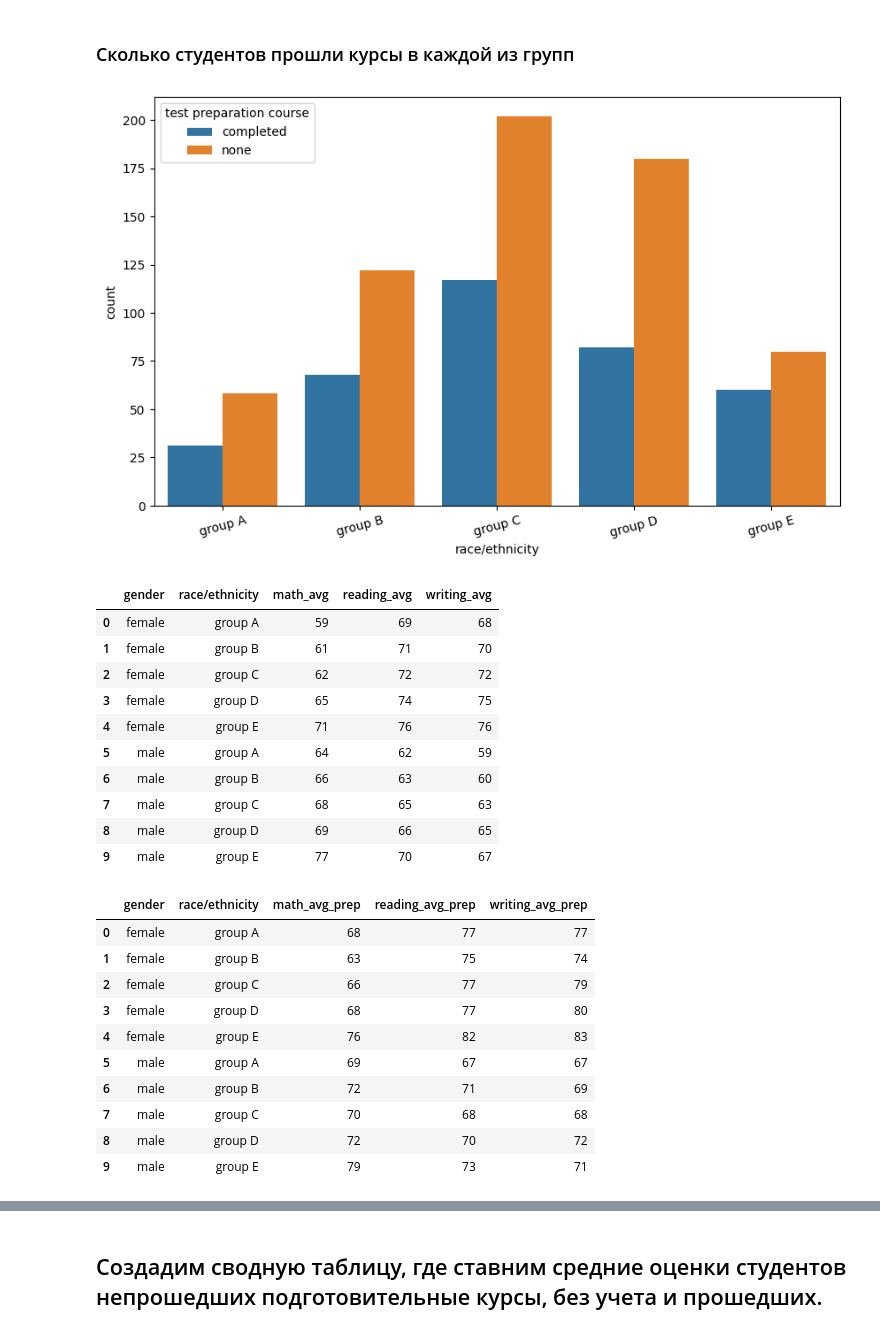
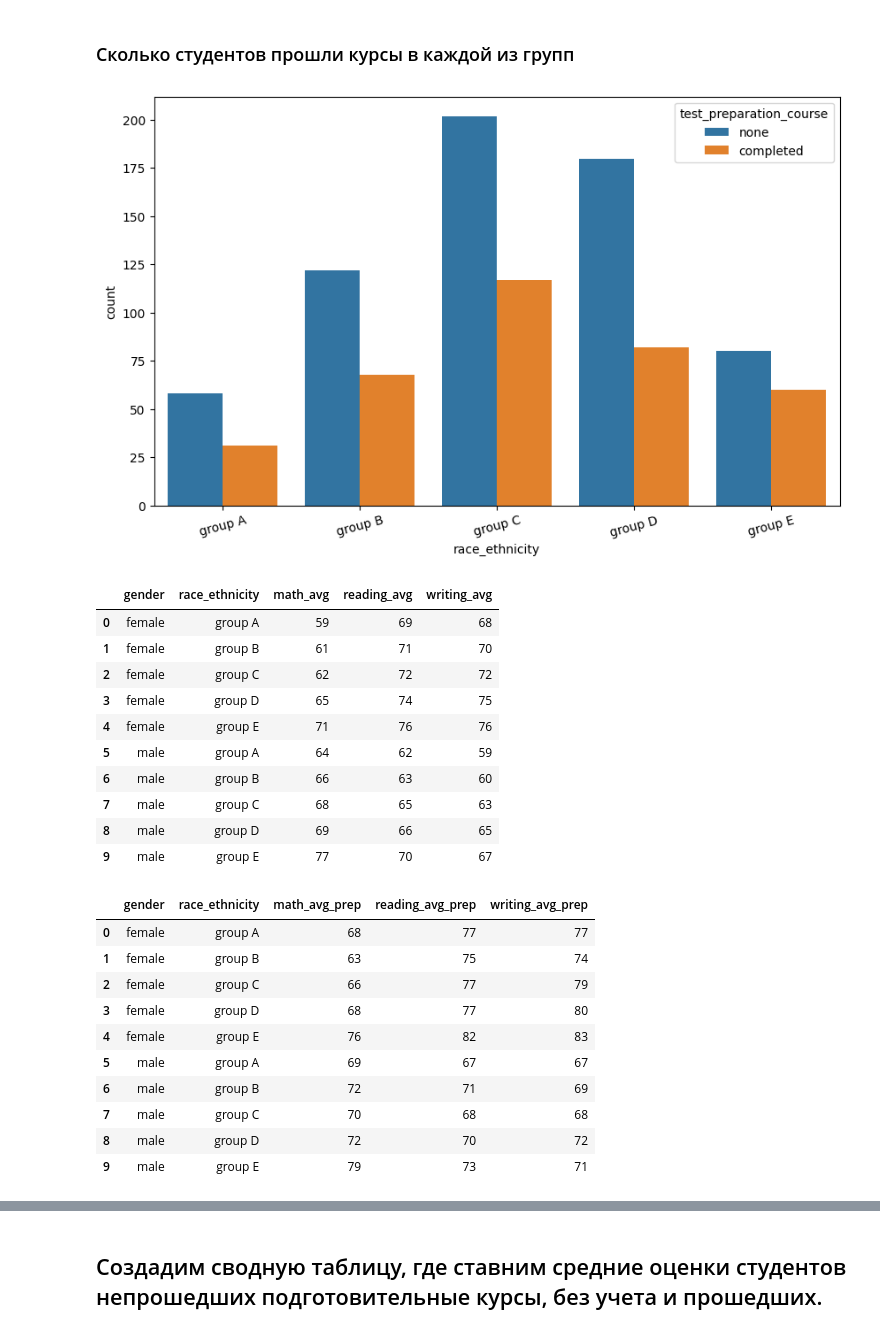
Before and after one commit to AlexanderGajduk/data_analytics, a Jupyter notebook: StudentsAchievements.ipynb, the cells around one changed output, grey strips where cells are left out. Drawn from its saved outputs; the diff is of its cells as text; code cells hidden in the pictures.

```diff
--- a/StudentsAchievements.ipynb
+++ b/StudentsAchievements.ipynb
@@ -66,6 +66,30 @@ df['test preparation course'] = df['test preparation course'].astype('category')
 df['math score'] = df['math score'].astype('uint8')
 df['reading score'] = df['reading score'].astype('uint8')
 df['writing score'] = df['writing score'].astype('uint8')
+
+
+df = df.rename(columns={
+    'race/ethnicity': 'race_ethnicity',
+    'parental level of education': 'parental_level_of_education',
+    'math score': 'math_score',
+    'reading score': 'reading_score',
+    'writing score': 'writing_score',
+    'test preparation course': 'test_preparation_course'
+})
+
+#Упорядочим некоторые категориальные данные для корректного отображения на графиках и стат.моделях
+edu_order = [
+    'some high school',
+    'high school',
+    'associate\'s degree',
+    'some college',
+    'bachelor\'s degree',
+    'master\'s degree']
+df['parental_level_of_education'] = pd.Categorical(
+    df['parental_level_of_education'],
+    categories=edu_order,
+    ordered=True)
+df['test_preparation_course'] = pd.Categorical(df['test_preparation_course'], categories=['none', 'completed'])
 # %%
 df.info()
 # %% [output]
@@ -513,20 +537,8 @@ Categories (6, object): ['associate's degree', 'bachelor's degree', 'high school
 # %%
-# уупорядочим уровни образования
-edu_order = [
-    'some high school',
-    'high school',
-    'associate\'s degree',
-    'some college',
-    'bachelor\'s degree',
-    'master\'s degree']
-df['parental level of education'] = pd.Categorical(
-    df['parental level of education'],
-    categories=edu_order,
-    ordered=True)
 # выведем график
 plt.figure(figsize=(10, 6))
 plt.title('Распределение уровня образования родителей студентов')
-sns.countplot(df, x = 'parental level of education',hue='race/ethnicity')
+sns.countplot(df, x = 'parental_level_of_education',hue='race_ethnicity')
 plt.xticks(rotation=15)
 plt.show()
 # %% [output]
@@ -563,20 +575,20 @@ plt.show()
 ### Сколько студентов прошли курсы в каждой из групп
 # %%
 plt.figure(figsize=(10, 6))
-sns.countplot(df, x = 'race/ethnicity',hue='test preparation course')
+sns.countplot(df, x = 'race_ethnicity',hue='test_preparation_course')
 plt.xticks(rotation=15)
 plt.show()
 # %% [output]
-[figure, old version]
+[figure, new version]
 # %%
-avgscore_df = df.groupby(['gender', 'race/ethnicity'], observed=True).agg(
-    math_avg=('math score', 'mean'),
-    reading_avg=('reading score', 'mean'),
-    writing_avg=('writing score', 'mean')
+avgscore_df = df.groupby(['gender', 'race_ethnicity'], observed=True).agg(
+    math_avg=('math_score', 'mean'),
+    reading_avg=('reading_score', 'mean'),
+    writing_avg=('writing_score', 'mean')
 ).round().astype(int).reset_index()
 avgscore_df
 # %% [output]
-|  | gender | race/ethnicity | math_avg | reading_avg | writing_avg |
+|  | gender | race_ethnicity | math_avg | reading_avg | writing_avg |
 | 0 | female | group A | 59 | 69 | 68 |
 | 1 | female | group B | 61 | 71 | 70 |
 | 2 | female | group C | 62 | 72 | 72 |
@@ -589,16 +601,16 @@ avgscore_df
 | 9 | male | group E | 77 | 70 | 67 |
 # %%
 # выберем студетнов прошедших подготовительные курсы
-df_prep = df[df['test preparation course'] == 'completed']
+df_prep = df[df['test_preparation_course'] == 'completed']
 # рассчитаем их средние оценки
-avgscore_df_prep = df_prep.groupby(['gender', 'race/ethnicity'], observed=True).agg(
-    math_avg_prep=('math score', 'mean'),
-    reading_avg_prep=('reading score', 'mean'),
-    writing_avg_prep=('writing score', 'mean')
+avgscore_df_prep = df_prep.groupby(['gender', 'race_ethnicity'], observed=True).agg(
+    math_avg_prep=('math_score', 'mean'),
+    reading_avg_prep=('reading_score', 'mean'),
+    writing_avg_prep=('writing_score', 'mean')
 ).round().astype(int).reset_index()
 avgscore_df_prep
 # %% [output]
-|  | gender | race/ethnicity | math_avg_prep | reading_avg_prep | writing_avg_prep |
+|  | gender | race_ethnicity | math_avg_prep | reading_avg_prep | writing_avg_prep |
 | 0 | female | group A | 68 | 77 | 77 |
 | 1 | female | group B | 63 | 75 | 74 |
 | 2 | female | group C | 66 | 77 | 79 |
```
Also changed, not shown: parts of 44 cells of this notebook.
